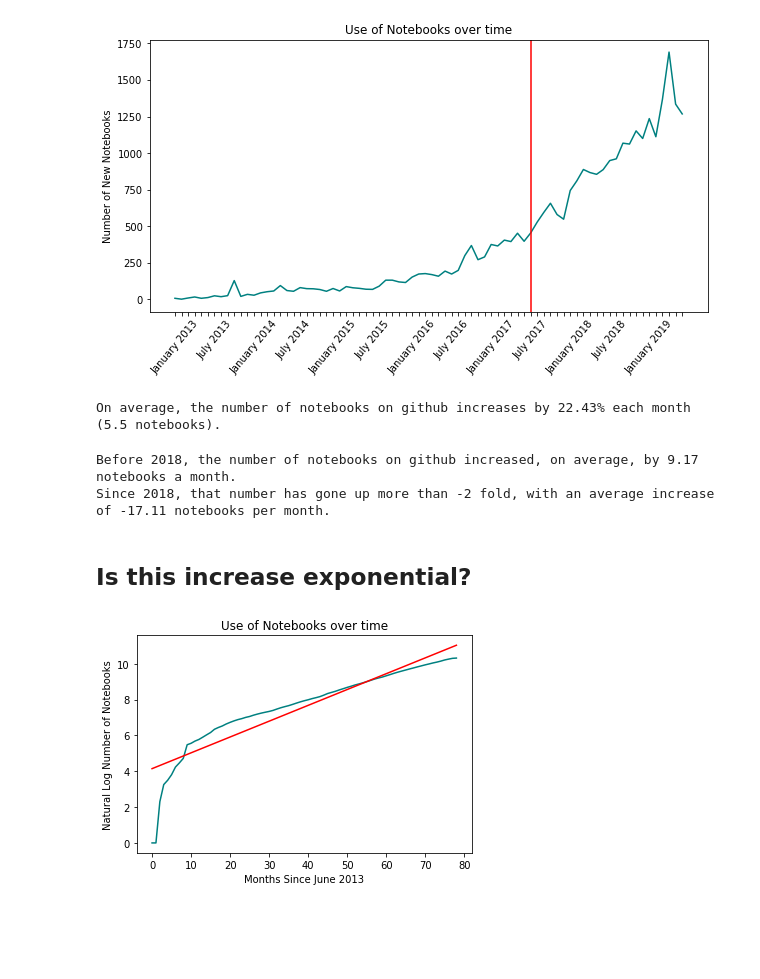
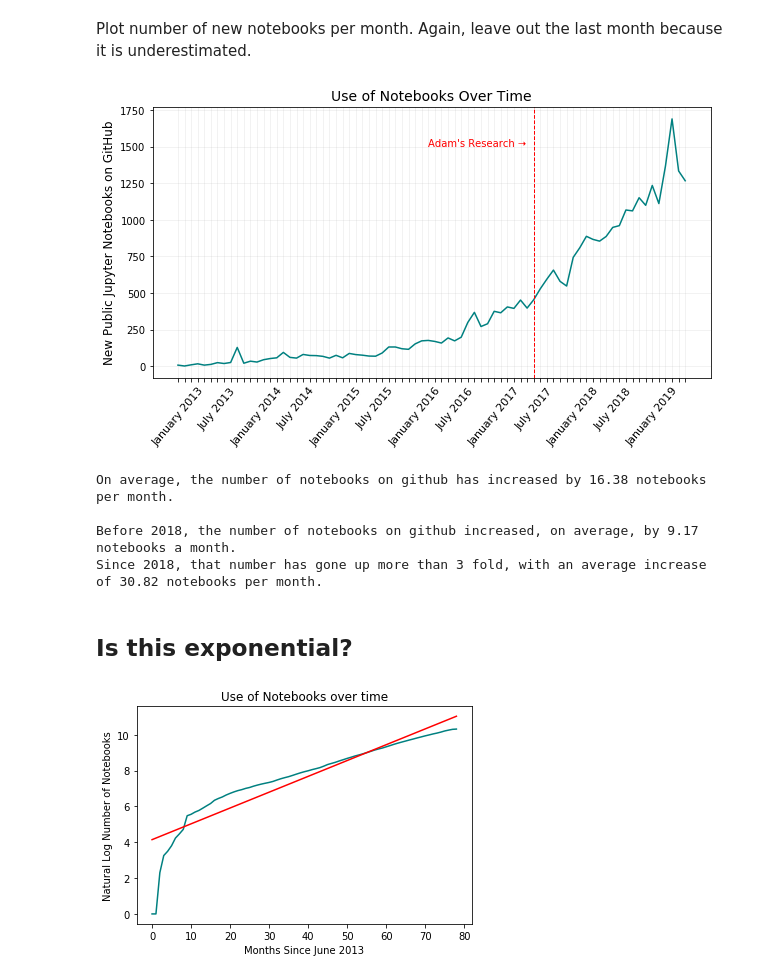
Before and after one commit to jupyter/notebook-research, a Jupyter notebook: analysis_notebooks/1_Popularity.ipynb, the cells around one changed output. Drawn from its saved outputs; the diff is of its cells as text; code cells hidden in the pictures; blank space fills up the shorter version.

```diff
--- a/analysis_notebooks/1_Popularity.ipynb
+++ b/analysis_notebooks/1_Popularity.ipynb
@@ -51,5 +60,5 @@ over_time.head()
 # %%
-yearly_counts = over_time[over_time.year > 2012].groupby(['year', 'month'])['file'].count().reset_index().rename(columns={'file':'count'})
+monthly_counts = over_time[over_time.year > 2012].groupby(['year', 'month'])['file'].count().reset_index().rename(columns={'file':'count'})
 to_append = {'year':[],'month':[],'count':[]}
 for year in range(2013, 2020):
     if year == 2013:
@@ -60,26 +69,25 @@ for year in range(2013, 2020):
         r = range(1, 13)
 
     for month in r:
-        if len(yearly_counts[np.logical_and(yearly_counts.year == year, yearly_counts.month == month)]) == 0:
+        if len(monthly_counts[np.logical_and(monthly_counts.year == year, monthly_counts.month == month)]) == 0:
             to_append['year'].append(year)
             to_append['month'].append(month)
             to_append['count'].append(0)
 
-yearly_counts = pd.concat([yearly_counts, pd.DataFrame(to_append)]).sort_values(by = ['year','month'])
-yearly_counts['labels'] = [
-    calendar.month_name[int(row['month'])] +' '+ str(int(row['year'])) for i, row in yearly_counts.iterrows()
+monthly_counts = pd.concat([monthly_counts, pd.DataFrame(to_append)]).sort_values(by = ['year','month'])
+monthly_counts['labels'] = [
+    calendar.month_name[int(row['month'])] +' '+ str(int(row['year'])) if i%6 == 0 else ''
+    for i, row in monthly_counts.iterrows()
 ]
 
-yearly_counts['order'] = list(range(len(yearly_counts)))
-yearly_counts = yearly_counts.reset_index(drop = True)
+monthly_counts['order'] = list(range(len(monthly_counts)))
+monthly_counts = monthly_counts.reset_index(drop = True)
 
-for i in range(len(yearly_counts)):
-    if i%6 != 0:
-        yearly_counts['labels'].iloc[i] = ''
 
 cumulative = [0]
-for i in range(1,len(yearly_counts)):
-    cumulative.append(yearly_counts['count'].iloc[i] + cumulative[i-1])
+for i in range(1,len(monthly_counts)):
+    cumulative.append(monthly_counts['count'].iloc[i] + cumulative[i-1])
 
-yearly_counts['cumulative'] = cumulative
+monthly_counts['cumulative'] = cumulative
+monthly_counts.head()
 # %% [output]
@@ -104,10 +124,20 @@ plt.show()
+# %% [markdown]
+Plot number of new notebooks per month. Again, leave out the last month because it is underestimated.
 # %%
 fig = plt.figure(figsize=(10, 5))
-plt.plot(yearly_counts['order'][:-1],yearly_counts['count'][:-1], color = 'teal')
-plt.xticks(ticks = yearly_counts['order'][:-1], labels = yearly_counts['labels'][:-1], rotation=50)
-plt.ylabel('Number of New Notebooks')
-plt.title('Use of Notebooks over time')
-plt.axvline(54, color = 'red')
+plt.plot(monthly_counts['order'][:-1],monthly_counts['count'][:-1], color = 'teal')
+plt.xticks(
+    ticks = monthly_counts['order'][:-1],
+    labels = monthly_counts['labels'][:-1],
+    fontsize=11, rotation=50
+)
+plt.ylabel('New Public Jupyter Notebooks on GitHub', fontsize = 12)
+plt.title('Use of Notebooks Over Time', fontsize = 14)
+
+plt.axvline(54, color = 'red', linewidth = 1, linestyle = '--')
+plt.text(38, 1500, 'Adam\'s Research ➝', color = 'red')
+
+plt.grid(alpha = 0.2)
 plt.show()
 # %% [output]
-[figure, old version]
+[figure, new version]
@@ -130,20 +144,23 @@ def get_avg_diff(yearly_counts):
-# %%
-avg_percent_diff, avg_diff = get_avg_diff(yearly_counts)
-print("On average, the number of notebooks on github increases by {0}% each month ({1} notebooks).".format(round(avg_percent_diff*100, 2), round(avg_diff,2)))
-# %% [output]
-On average, the number of notebooks on github increases by 22.43% each month (5.5 notebooks).
 # %%
-before_18 = get_avg_diff(yearly_counts[yearly_counts.year < 2018].reset_index())[1]
-after_18 = get_avg_diff(yearly_counts[yearly_counts.year >= 2018].reset_index())[1]
-print("""Before 2018, the number of notebooks on github increased, on average, by {0} notebooks a month.
+avg_diff = monthly_counts['count'][:-1].diff().mean()
+avg_diff_before = monthly_counts[monthly_counts['year']<2018]['count'].diff().mean()
+avg_diff_after = monthly_counts[monthly_counts['year']>=2018]['count'][:-1].diff().mean()
+
+print("On average, the number of notebooks on github has increased by {0} notebooks per month.".format(
+    round(avg_diff, 2)
+))
+print("""
+Before 2018, the number of notebooks on github increased, on average, by {0} notebooks a month.
 Since 2018, that number has gone up more than {1} fold, with an average increase of {2} notebooks per month.""".format(
-    round(before_18, 2),
-    int(after_18//before_18),
-    round(after_18, 2)
+    round(avg_diff_before, 2),
+    int(avg_diff_after//avg_diff_before),
+    round(avg_diff_after, 2)
 ))
 # %% [output]
+On average, the number of notebooks on github has increased by 16.38 notebooks per month.
+
 Before 2018, the number of notebooks on github increased, on average, by 9.17 notebooks a month.
-Since 2018, that number has gone up more than -2 fold, with an average increase of -17.11 notebooks per month.
+Since 2018, that number has gone up more than 3 fold, with an average increase of 30.82 notebooks per month.
 # %% [markdown]
-## Is this increase exponential?
+## Is this exponential?
 # %%
```
Also changed, not shown: parts of 24 cells of this notebook, 10 other files.
